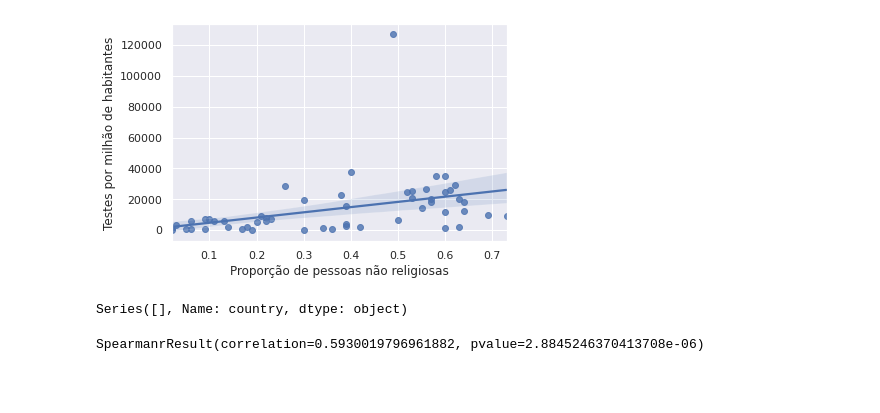
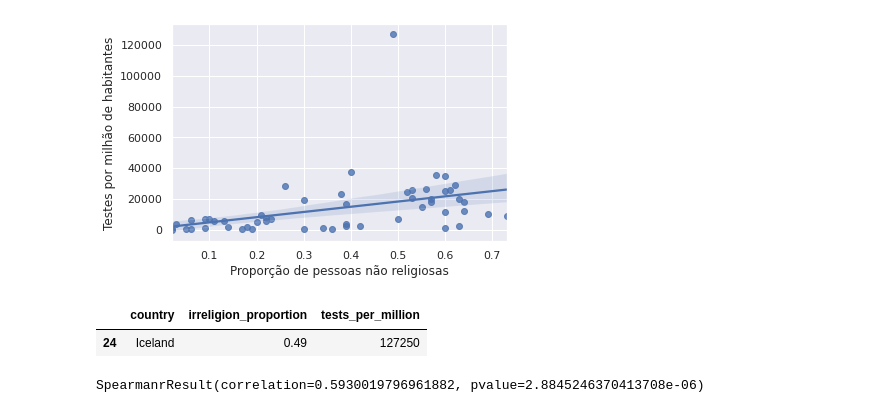
Before and after one commit to lubianat/irreligion_and_covid_19, a Jupyter notebook: irreligion_and_testing.ipynb, the cells around one changed output. Saved outputs shown, nothing was run; the diff lists cells and outputs as text; code cells hidden in the pictures; blank space fills up the shorter version.

Commit message:
using pd.query

```diff
--- a/irreligion_and_testing.ipynb
+++ b/irreligion_and_testing.ipynb
@@ -25,7 +25,7 @@ irreligion_article_url = "https://en.wikipedia.org/w/index.php?title=List_of_cou
 tables_in_irreligion_article = pd.read_html(irreligion_article_url)
 tables_in_irreligion_article[0].to_csv('irreligion_wikipedia_table.txt',  sep = ";")
 
-irreligion_by_country = irreligion_by_country[["Country or region", "WIN/GIA (2017)[7]"	]]
+irreligion_by_country = tables_in_irreligion_article[0][["Country or region", "WIN/GIA (2017)[7]"	]]
 irreligion_by_country.columns = ["country", "irreligion_proportion"]
 # %%
 
@@ -163,13 +129,14 @@ ax.set(xlabel='Proporção de pessoas não religiosas', ylabel='Testes por milh
  Text(0.5, 0, 'Proporção de pessoas não religiosas')]
 [figure]
 # %%
-len(irreligion_and_tests_df["tests_per_million"])
+max_testes = max(irreligion_and_tests_df["tests_per_million"] )
 
-irreligion_and_tests_df["country"][irreligion_and_tests_df["tests_per_million"] == 126204]
+irreligion_and_tests_df.query("tests_per_million == " + str(max_testes))
 
 # O país com mais testes é a islândia, que tem uma população pequena e testa muito
 # %% [output]
-Series([], Name: country, dtype: object)
+|  | country | irreligion_proportion | tests_per_million |
+| 24 | Iceland | 0.49 | 127250 |
 # %%
 from scipy.stats import spearmanr
 
```
Also changed, not shown: parts of 3 cells of this notebook, 1 other file.
